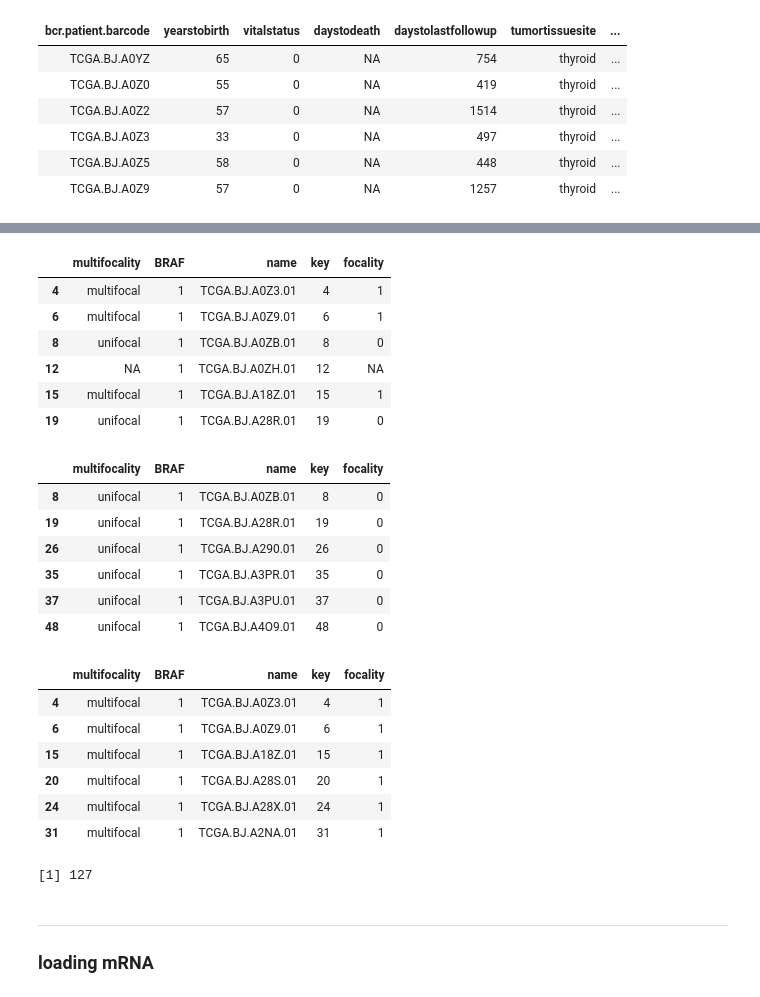
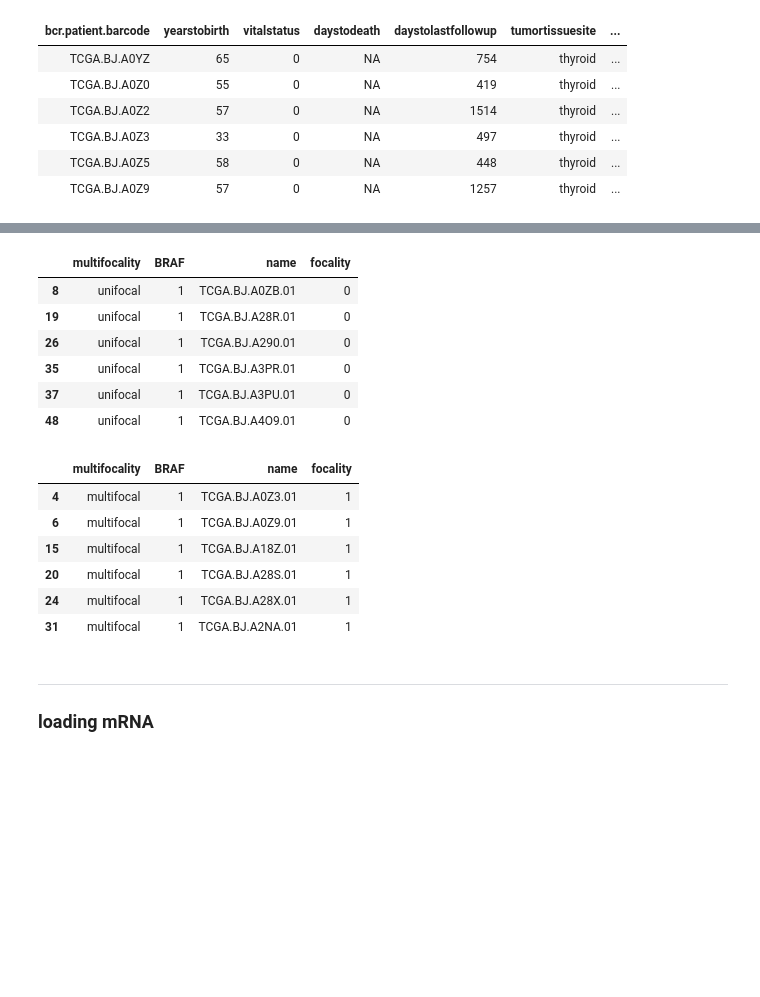
Before and after one commit to boringariel/corrtest_SAM, a Jupyter notebook: mRNA_miRNA_cortest.ipynb, the cells around one changed output, grey strips where cells are left out. Cells and saved outputs as stored; diff of their text form; code cells hidden in the pictures; blank space fills up the shorter version.

```diff
--- a/mRNA_miRNA_cortest.ipynb
+++ b/mRNA_miRNA_cortest.ipynb
@@ -50,40 +31,25 @@ head(clinical2)
 # %%
-#separate BRAF/focality
-
-clinical_p <- clinical2[clinical2$BRAF %in% "1",]
-head(clinical_p)
-
+#separate BRAF_p/focality
 clinical_p_uni <- clinical_p[clinical_p$focality %in% "0",]
 head(clinical_p_uni)
 
 clinical_p_multi <- clinical_p[clinical_p$focality %in% "1",]
 head(clinical_p_multi)
 # %% [output]
-|  | multifocality | BRAF | name | key | focality |
-| 4 | multifocal | 1 | TCGA.BJ.A0Z3.01 | 4 | 1 |
-| 6 | multifocal | 1 | TCGA.BJ.A0Z9.01 | 6 | 1 |
-| 8 | unifocal | 1 | TCGA.BJ.A0ZB.01 | 8 | 0 |
-| 12 | NA | 1 | TCGA.BJ.A0ZH.01 | 12 | NA |
-| 15 | multifocal | 1 | TCGA.BJ.A18Z.01 | 15 | 1 |
-| 19 | unifocal | 1 | TCGA.BJ.A28R.01 | 19 | 0 |
+|  | multifocality | BRAF | name | focality |
+| 8 | unifocal | 1 | TCGA.BJ.A0ZB.01 | 0 |
+| 19 | unifocal | 1 | TCGA.BJ.A28R.01 | 0 |
+| 26 | unifocal | 1 | TCGA.BJ.A290.01 | 0 |
+| 35 | unifocal | 1 | TCGA.BJ.A3PR.01 | 0 |
+| 37 | unifocal | 1 | TCGA.BJ.A3PU.01 | 0 |
+| 48 | unifocal | 1 | TCGA.BJ.A4O9.01 | 0 |
-|  | multifocality | BRAF | name | key | focality |
-| 8 | unifocal | 1 | TCGA.BJ.A0ZB.01 | 8 | 0 |
-| 19 | unifocal | 1 | TCGA.BJ.A28R.01 | 19 | 0 |
-| 26 | unifocal | 1 | TCGA.BJ.A290.01 | 26 | 0 |
-| 35 | unifocal | 1 | TCGA.BJ.A3PR.01 | 35 | 0 |
-| 37 | unifocal | 1 | TCGA.BJ.A3PU.01 | 37 | 0 |
-| 48 | unifocal | 1 | TCGA.BJ.A4O9.01 | 48 | 0 |
+|  | multifocality | BRAF | name | focality |
+| 4 | multifocal | 1 | TCGA.BJ.A0Z3.01 | 1 |
+| 6 | multifocal | 1 | TCGA.BJ.A0Z9.01 | 1 |
+| 15 | multifocal | 1 | TCGA.BJ.A18Z.01 | 1 |
+| 20 | multifocal | 1 | TCGA.BJ.A28S.01 | 1 |
+| 24 | multifocal | 1 | TCGA.BJ.A28X.01 | 1 |
+| 31 | multifocal | 1 | TCGA.BJ.A2NA.01 | 1 |
-|  | multifocality | BRAF | name | key | focality |
-| 4 | multifocal | 1 | TCGA.BJ.A0Z3.01 | 4 | 1 |
-| 6 | multifocal | 1 | TCGA.BJ.A0Z9.01 | 6 | 1 |
-| 15 | multifocal | 1 | TCGA.BJ.A18Z.01 | 15 | 1 |
-| 20 | multifocal | 1 | TCGA.BJ.A28S.01 | 20 | 1 |
-| 24 | multifocal | 1 | TCGA.BJ.A28X.01 | 24 | 1 |
-| 31 | multifocal | 1 | TCGA.BJ.A2NA.01 | 31 | 1 |
-# %%
-nrow(clinical_p_uni)
-# %% [output]
-[1] 127
 # %% [markdown]
 ---
 ### loading mRNA
```
Also changed, not shown: parts of 38 cells of this notebook.
